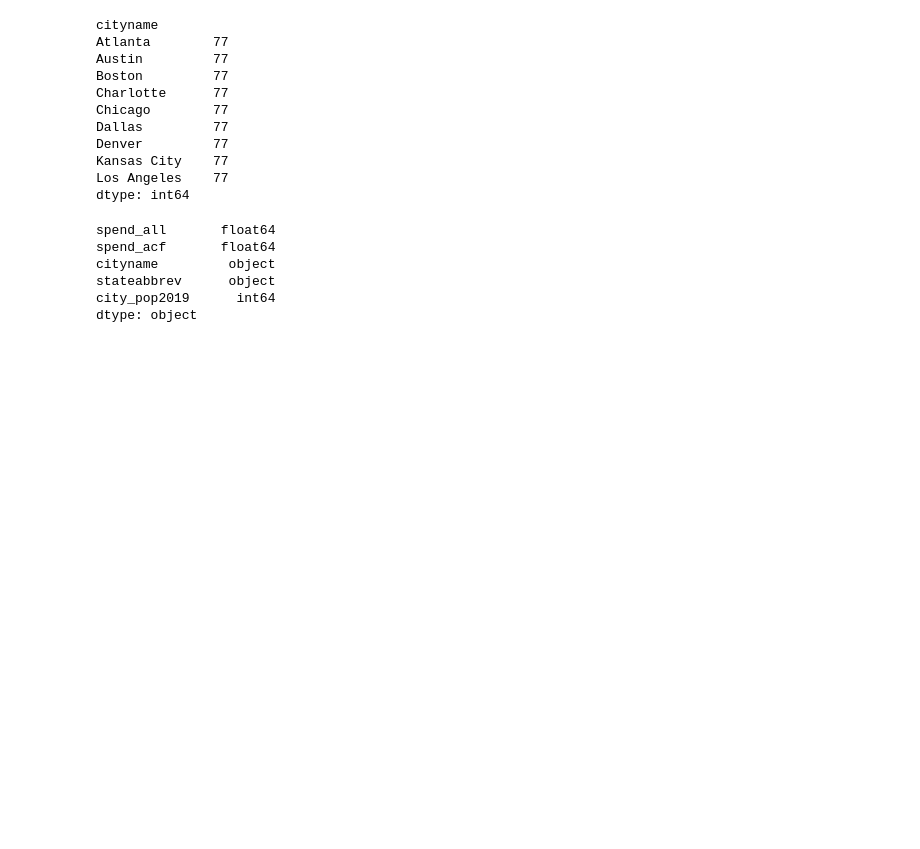
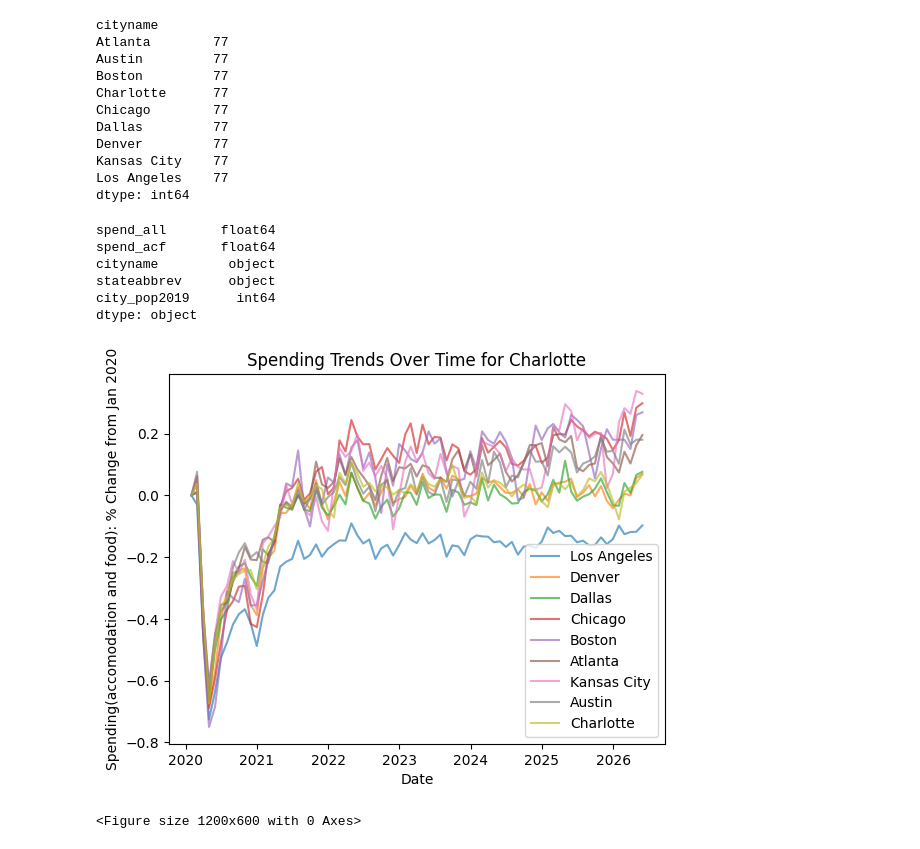
Before and after one commit to roshanshah570/worldcup-spending-forecast, a Jupyter notebook: notebooks/01_eda.ipynb, the cells around one changed output. Saved outputs shown, nothing was run; the diff lists cells and outputs as text; code cells hidden in the pictures; blank space fills up the shorter version.

Commit message:
Comments edit and visualization

```diff
--- a/notebooks/01_eda.ipynb
+++ b/notebooks/01_eda.ipynb
@@ -104,3 +104,18 @@ cityname         object
 stateabbrev      object
 city_pop2019      int64
 dtype: object
+# %%
+# Creating line plots for each city to visualize spending trends over time
+
+for city in target_cities:
+    city_data = worldcup_city_spending[worldcup_city_spending['cityname'] == city]
+    plt.plot(city_data.index, city_data['spend_acf'], label = city, alpha = 0.65)
+    plt.title(f"Spending Trends Over Time for {city}")
+    plt.xlabel("Date")
+    plt.ylabel("Spending(accomodation and food): % Change from Jan 2020")
+    plt.legend()
+plt.figure(figsize = (12, 6))
+plt.show()
+# %% [output]
+[figure, added]
+<Figure size 1200x600 with 0 Axes>
```
Also changed, not shown: parts of 2 cells of this notebook, 1 other file.
